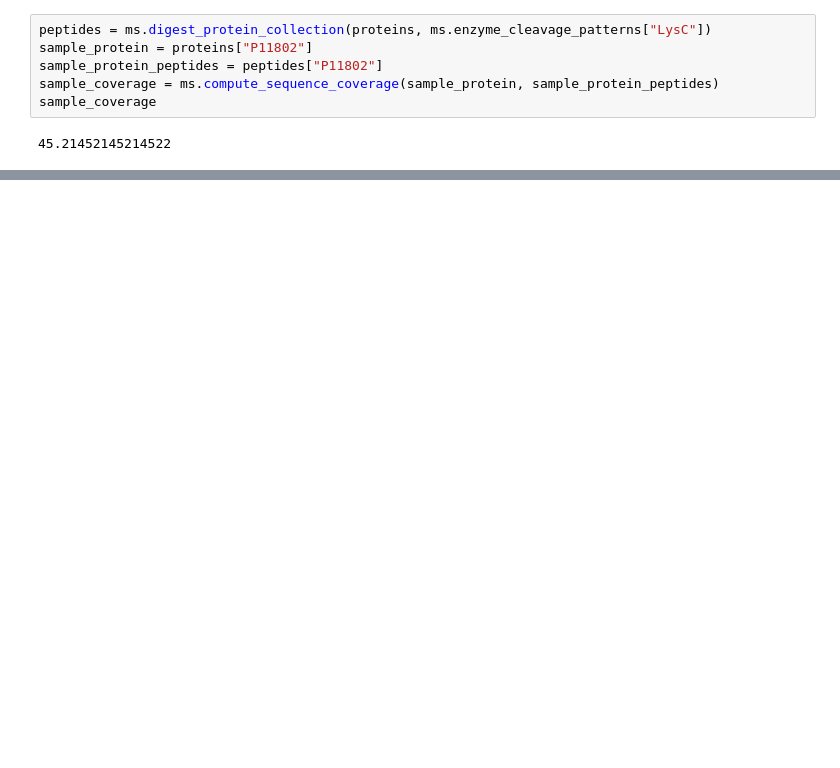
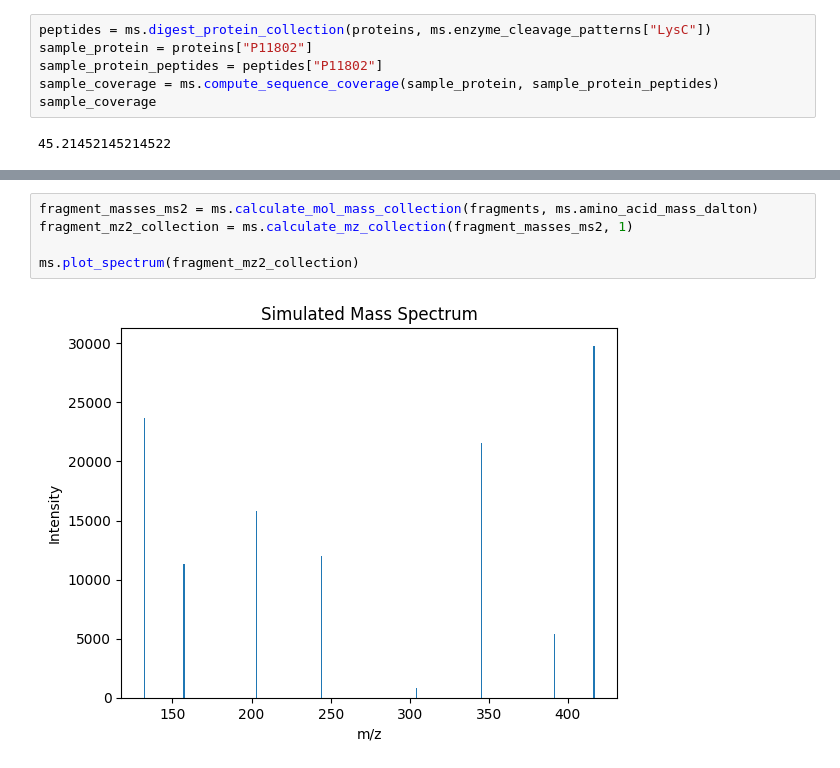
Before and after one commit to Maya158/Mayasim, a Jupyter notebook: tutorials/ms_experiment_final.ipynb, the cells around one changed output, grey strips where cells are left out. Drawn from its saved outputs; the diff is of its cells as text; blank space fills up the shorter version.

```diff
--- a/tutorials/ms_experiment_final.ipynb
+++ b/tutorials/ms_experiment_final.ipynb
@@ -48,0 +79,7 @@ NameError: name 'peptides' is not defined
+# %%
+fragment_masses_ms2 = ms.calculate_mol_mass_collection(fragments, ms.amino_acid_mass_dalton)
+fragment_mz2_collection = ms.calculate_mz_collection(fragment_masses_ms2, 1)
+
+ms.plot_spectrum(fragment_mz2_collection)
+# %% [output]
+[figure, added]
```
Also changed, not shown: parts of 9 cells of this notebook, 1 other file.
